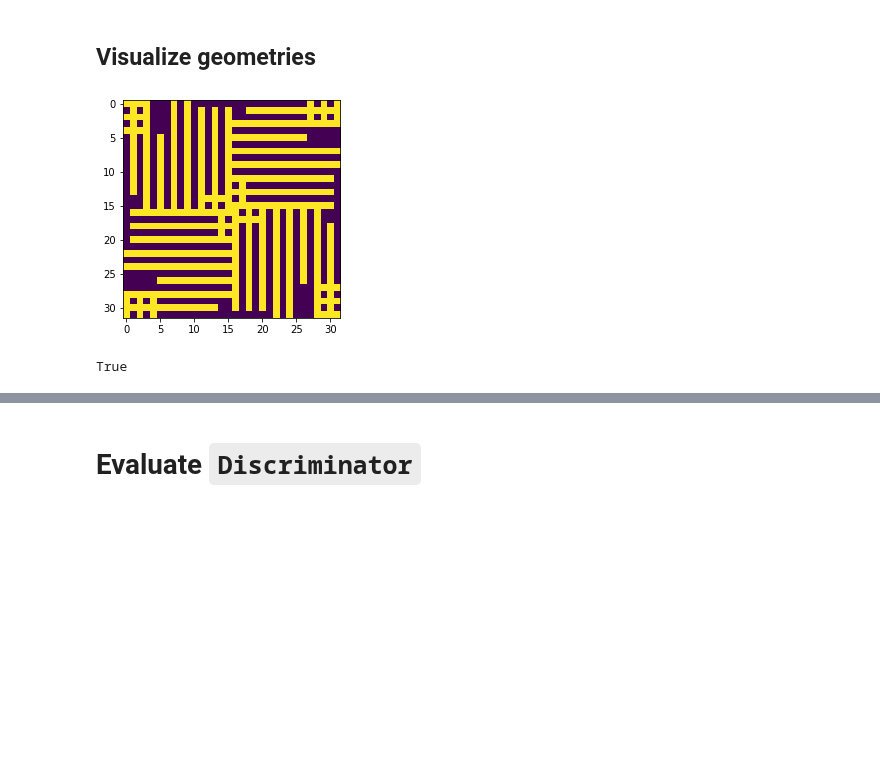
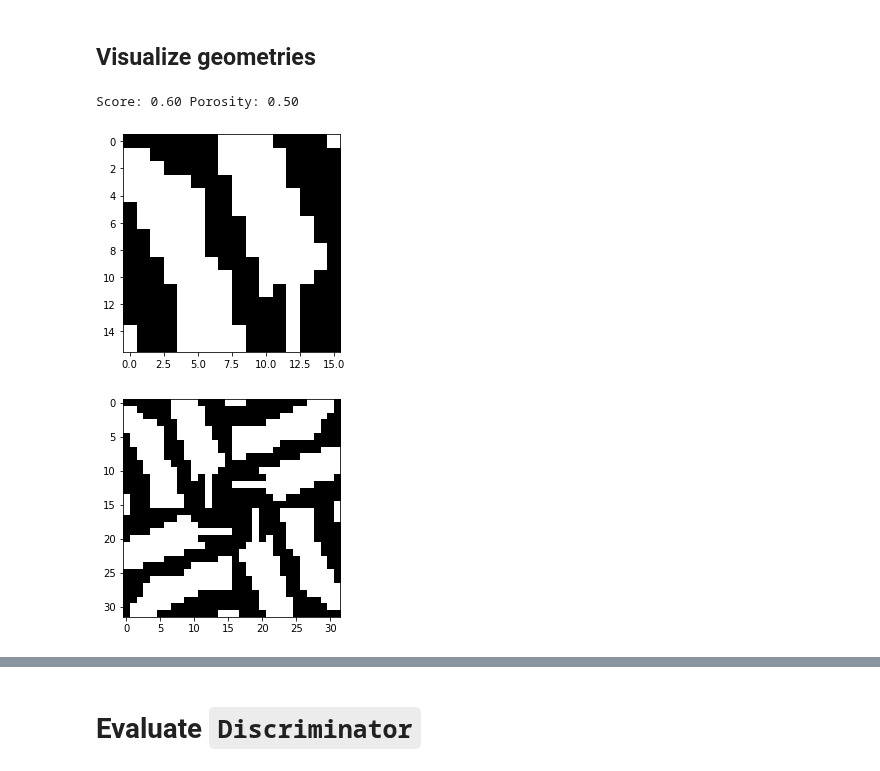
Before and after one commit to lucascbarbosa/INT, a Jupyter notebook: Manufatura Aditiva/Simulacao-GAN/Pipeline/3- Machine_learning/GAN/GAN.ipynb, the cells around one changed output, grey strips where cells are left out. Cells and saved outputs as stored; diff of their text form; code cells hidden in the pictures; blank space fills up the shorter version.

```diff
--- a/Manufatura Aditiva/Simulacao-GAN/Pipeline/3- Machine_learning/GAN/GAN.ipynb
+++ b/Manufatura Aditiva/Simulacao-GAN/Pipeline/3- Machine_learning/GAN/GAN.ipynb
@@ -47,7 +47,7 @@ y = y.reshape((y.shape[0],1))
 
 scaler = MinMaxScaler()
 y = scaler.fit_transform(y).round(10)
-cutoff = 0.89
+cutoff = 0.82
 idxs_good = np.where(y>cutoff)[0]
 idxs_bad = np.where(y<=cutoff)[0]
 
@@ -250,7 +250,7 @@ def summarize_performance(epoch,porosity,G_model, D_model, data, input_G, n_samp
 batch_size = 64
 num_epochs = 200
 
-alpha = 1e-1
+alpha = 1
 lr = 1e-4
 porosity = 0.5
 
@@ -362,7 +362,7 @@ WARNING:tensorflow:Compiled the loaded model, but the compiled metrics have yet
 # %% [markdown]
 ## Test porosity
 # %%
-epoch = 80
+epoch = 200
 G_model = load_model(models_dir+f"epoch_{epoch}.h5")
 test_size = 100000
 X_test = generate_input_G(input_G,test_size)
@@ -371,7 +371,7 @@ generated_geoms,_ = G_model.predict(X_test)
 
 porosities =  []
 pors = []
-tol = 0.01
+tol = 0.02
 
 for generated_geom in generated_geoms:
     p = generated_geom.ravel().round()
@@ -444,72 +448,60 @@ def check_unit(unit,tol):
 
       # check if there is connectivity top-bottom
       connections_tb = 0
       for j in range(unit.shape[1]):
         if (unit[0,j] == 1 and unit[i,-1] == 1):
           connections_tb += 1
 
       if connections_rl == 0 or connections_tb == 0:
         passed = False
 
     else:
       passed = False
 
   else:
     passed = False
-  return passed, unit
+  return passed, unit[:unit.shape[0]//2,:unit.shape[0]//2]
 
 porosity=0.5
 tol = 0.02
 simmetry = 'p4'
-# geometries = porosity_match(generated_geoms,porosity,tol)
-# print(geometries.shape[0])
-geometries = generated_geoms
+geometries = porosity_match(generated_geoms,porosity,tol)
 size = geometries.shape[1]
 geometries_ = []
 
-geom = geometries[10].reshape((size,size)).round()
-unit = create_unit(geom,size,simmetry)
-tol = 0.2
-passed, unit = check_unit(unit,tol)
-plt.imshow(unit)
-plt.show()
-print(passed)
 
+# geom = geometries[800].reshape((size,size)).round()
+# unit = create_unit(geom,size,simmetry)
+# tol = 0.2
+# passed, unit = check_unit(unit,tol)
+# plt.imshow(unit)
+# plt.show()
 
-# for i in range(1):
-#   geom = geometries[i].reshape((size,size)).round()
-#   unit = create_unit(geom,size,simmetry)
-#   plt.imshow(unit)
-#   passed,geom_ = check_unit(unit,tol)
-#   if passed:
-#     geometries_.append(geom_)
+for i in range(1000):
+  geom = geometries[i].reshape((size,size)).round()
+  unit = create_unit(geom,size,simmetry)
+  passed,geom_ = check_unit(unit,tol)
+  if passed:
+    geometries_.append(geom_)
 
-# print(len(geometries_))
-# geometries = np.array(geometries_).reshape((len(geometries_),size,size,1))
-# # Round pixels
-# geometries = geometries.round()
+geometries = np.array(geometries_)
 
-# # Get scores
-# top = 20
-# scores = D.predict([geometries,geometries])[0]
-# top_idxs = scores[:,0].argsort()[-top:]
+# Get scores
+top = 20
+scores = D.predict([geometries,geometries])[0]
+top_idxs = scores[:,0].argsort()[-top:]
 
-# # Add solid boundary
-# geometries_expanded = []
-# for i in range(geometries.shape[0]):
-#     geom = geometries[i]
-#     geometries_expanded.append(geom)
-
-# geometries = np.array(geometries_expanded).reshape((geometries.shape[0],geometries.shape[1],geometries.shape[2],geometries.shape[3]))
-
-# for top_idx in top_idxs:
-#     geom = geometries[top_idx]
-#     unit = create_unit(geom.reshape((size,size)),size,simmetry)
-#     print("Score: %.2f Porosity: %.2f"%(scores[top_idx,0],geom.ravel().sum()/(size*size)))
-#     plt.imshow(geom,cmap="Greys")
-#     plt.show()
+for top_idx in top_idxs:
+    geom = geometries[top_idx]
+    unit = create_unit(geom.reshape((size,size)),size,simmetry)
+    print("Score: %.2f Porosity: %.2f"%(scores[top_idx,0],geom.ravel().sum()/(size*size)))
+    plt.imshow(geom,cmap="Greys")
+    plt.show()
+    plt.imshow(unit,cmap="Greys")
+    plt.show()
 
 # sns.histplot(np.sum(generated_geoms.round().reshape((test_size,int(size*size))),axis=-1)/int(size*size),bins=32);
 # %% [output]
+Score: 0.60 Porosity: 0.50
-[figure, old version]
+[figure, new version]
-True
+[figure, added]
```
Also changed, not shown: parts of 4 cells of this notebook.
